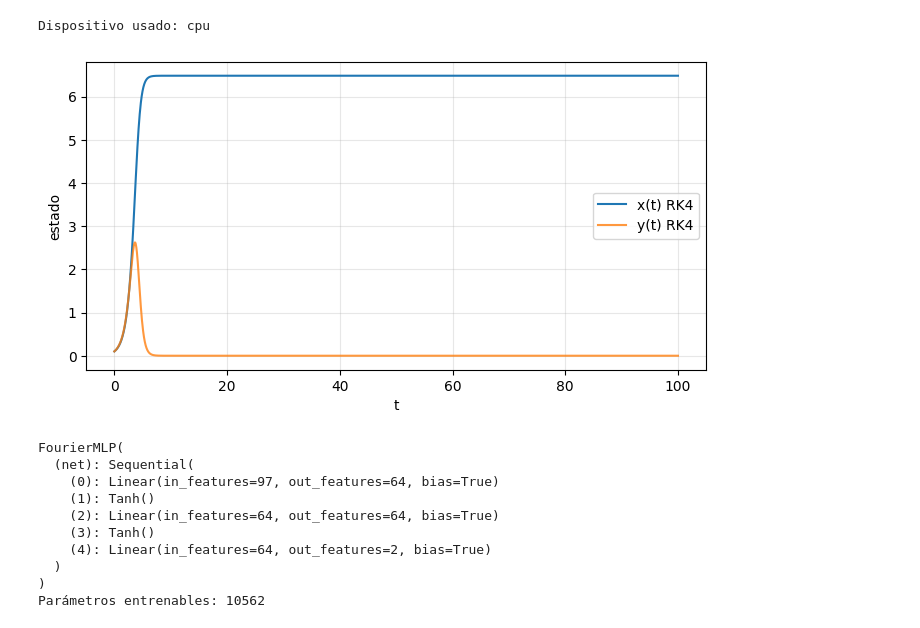
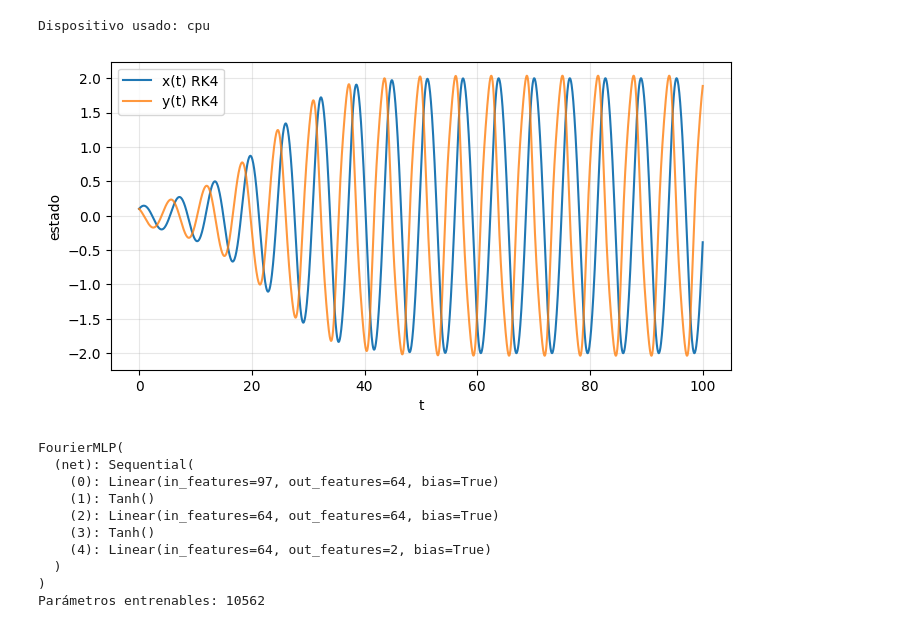
Before and after one commit to EliasLA79/Van_der_pol_PINN, a Jupyter notebook: Van_der_pol_PINN.ipynb, the cells around one changed output. Saved outputs shown, nothing was run; the diff lists cells and outputs as text; code cells hidden in the pictures.

```diff
--- a/Van_der_pol_PINN.ipynb
+++ b/Van_der_pol_PINN.ipynb
@@ -62,7 +62,7 @@ Dispositivo usado: cpu
 # x' = y
 # y' = mu*(1 - x^2)*y - alpha*x - beta*x^3 - gamma*x^5
 
-mu = 0.1
+mu = 0.2
 
 # Condiciones iniciales
 x0 = 0.1
@@ -82,7 +82,7 @@ def f_rhs(x, y):
 
 
 def g_rhs(x, y):
-    return mu * (1.0 - x**2) * y - ((mu**2)/16)*(x**3)*(x**2-4)+x
+    return mu * (1.0 - x**2) * y - ((mu**2)/16)*(x**3)*(x**2-4)-x
 
 
 def rk4_vanderpol(x0, y0, t_total, N):
@@ -100,34 +100,34 @@ def rk4_vanderpol(x0, y0, t_total, N):
 
         k1 = dt * f_rhs(xi, yi)
         l1 = dt * g_rhs(xi, yi)
 
         k2 = dt * f_rhs(xi + k1 / 2.0, yi + l1 / 2.0)
         l2 = dt * g_rhs(xi + k1 / 2.0, yi + l1 / 2.0)
 
         k3 = dt * f_rhs(xi + k2 / 2.0, yi + l2 / 2.0)
         l3 = dt * g_rhs(xi + k2 / 2.0, yi + l2 / 2.0)
 
         k4 = dt * f_rhs(xi + k3, yi + l3)
         l4 = dt * g_rhs(xi + k3, yi + l3)
 
         x[i + 1] = xi + (k1 + 2*k2 + 2*k3 + k4) / 6.0
         y[i + 1] = yi + (l1 + 2*l2 + 2*l3 + l4) / 6.0
 
     return t, x, y
 
 
 tlist, xlist, ylist = rk4_vanderpol(x0, y0, t_total, N)
 
 plt.figure(figsize=(8, 4))
 plt.plot(tlist.numpy(), xlist.numpy(), label="x(t) RK4")
 plt.plot(tlist.numpy(), ylist.numpy(), label="y(t) RK4", alpha=0.8)
 plt.xlabel("t")
 plt.ylabel("estado")
 plt.legend()
 plt.grid(True, alpha=0.3)
 plt.show()
 # %% [output]
-[figure, old version]
+[figure, new version]
 # %%
 # @title
 # ============================================================
```
Also changed, not shown: parts of 6 cells of this notebook.
